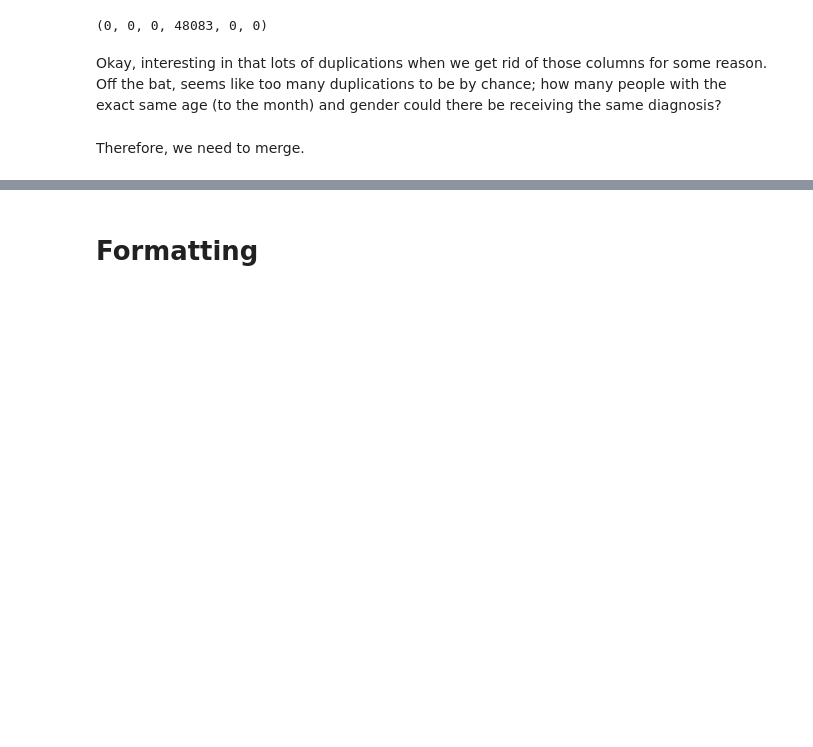
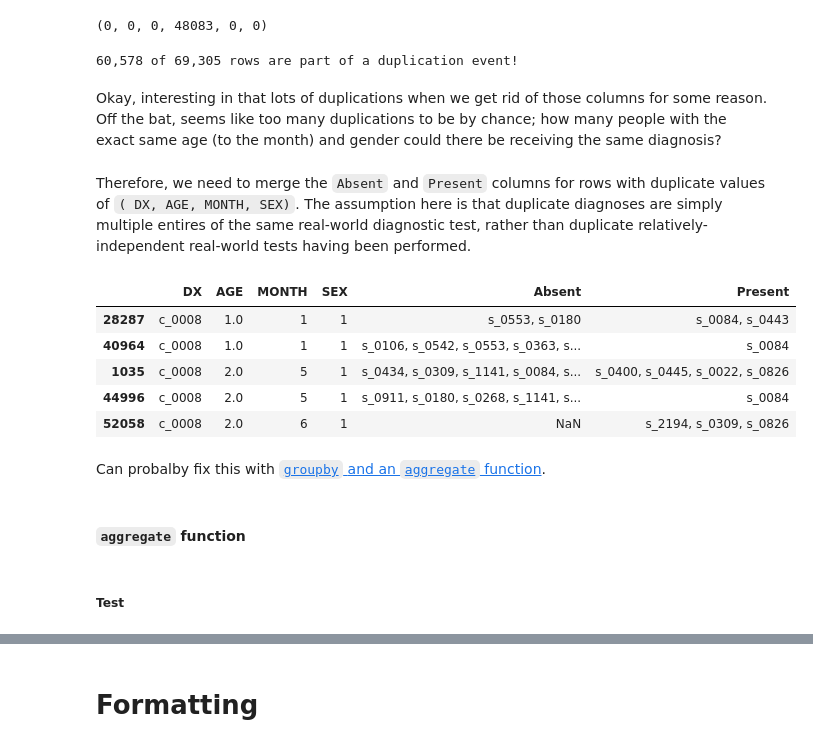
Before and after one commit to GYANTINC/ehr_dx, a Jupyter notebook: notebooks/Explore.ipynb, the cells around one changed output, grey strips where cells are left out. Cells and saved outputs as stored; diff of their text form; code cells hidden in the pictures; blank space fills up the shorter version.

Commit message:
Aggregated

```diff
--- a/notebooks/Explore.ipynb
+++ b/notebooks/Explore.ipynb
@@ -122,12 +122,31 @@ df_age_cleaned_dedup.shape, df_age_cleaned.shape
 ((69305, 6), (69646, 6))
 # %% [markdown]
 ### Duplicated by `DX`, `AGE`, `MONTH`, `SEX`
+# %%
+dup_subset = ['DX', 'AGE', 'MONTH', 'SEX']
 # %%
 isajosep_util.check_for_null(df_age_cleaned_dedup.drop(['Absent', 'Present'], axis='columns'))
 # %% [output]
 ✗ 0 NaN or Inf values; 0 inf, 0 nan; Duplications: 48,083 duplicated rows by exclusively non-index content, 0 duplicated rows by exclusively index, 0 duplicated by both
 (0, 0, 0, 48083, 0, 0)
+# %%
+print("{:,} of {:,} rows are part of a duplication event!".format(df_age_cleaned_dedup.drop(['Absent', 'Present'], axis='columns').duplicated(keep=False).sum(), df_age_cleaned_dedup.shape[0]))
+# %% [output]
+60,578 of 69,305 rows are part of a duplication event!
 # %% [markdown]
 Okay, interesting in that lots of duplications when we get rid of those columns for some reason. Off the bat, seems like too many duplications to be by chance; how many people with the exact same age (to the month) and gender could there be receiving the same diagnosis?
-# %% [markdown]
-Therefore, we need to merge.
+# %% [markdown]
+Therefore, we need to merge the `Absent` and `Present` columns for rows with duplicate values of `( DX, AGE, MONTH, SEX)`. The assumption here is that duplicate diagnoses are simply multiple entires of the same real-world diagnostic test, rather than duplicate relatively-independent real-world tests having been performed.
+# %%
+df_age_cleaned_dedup[df_age_cleaned_dedup.duplicated(subset=dup_subset, keep=False)].sort_values(dup_subset).head()
+# %% [output]
+|  | DX | AGE | MONTH | SEX | Absent | Present |
+| 28287 | c_0008 | 1.0 | 1 | 1 | s_0553, s_0180 | s_0084, s_0443 |
+| 40964 | c_0008 | 1.0 | 1 | 1 | s_0106, s_0542, s_0553, s_0363, s... | s_0084 |
+| 1035 | c_0008 | 2.0 | 5 | 1 | s_0434, s_0309, s_1141, s_0084, s... | s_0400, s_0445, s_0022, s_0826 |
+| 44996 | c_0008 | 2.0 | 5 | 1 | s_0911, s_0180, s_0268, s_1141, s... | s_0084 |
+| 52058 | c_0008 | 2.0 | 6 | 1 | NaN | s_2194, s_0309, s_0826 |
+# %% [markdown]
+Can probalby fix this with [`groupby` and an `aggregate` function](https://stackoverflow.com/questions/36271413/pandas-merge-nearly-duplicate-rows-based-on-column-value).
+# %% [markdown]
+#### `aggregate` function
@@ -133,0 +178,2 @@ Therefore, we need to merge.
+# %% [markdown]
+##### Test
```
Also changed, not shown: parts of 8 cells of this notebook.
